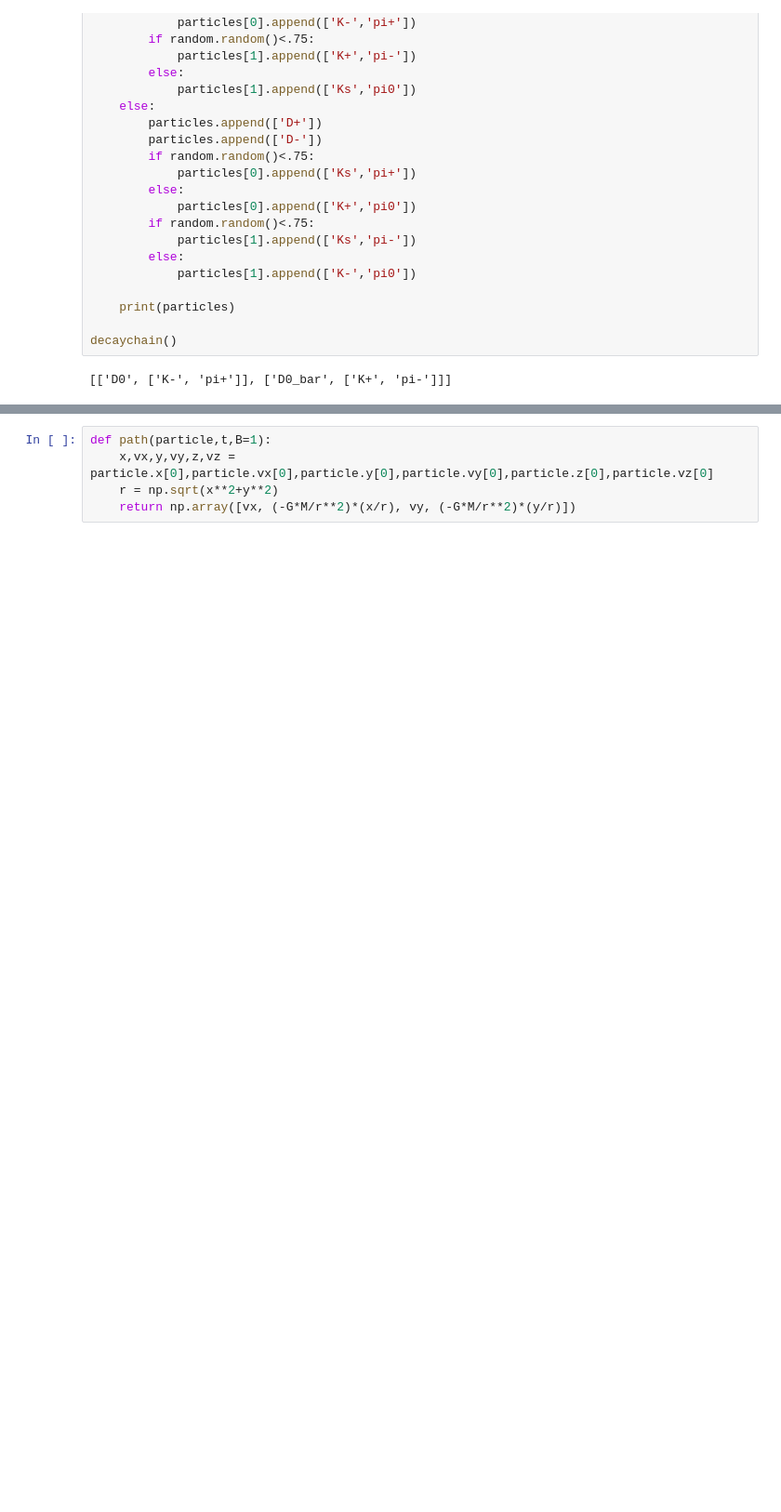
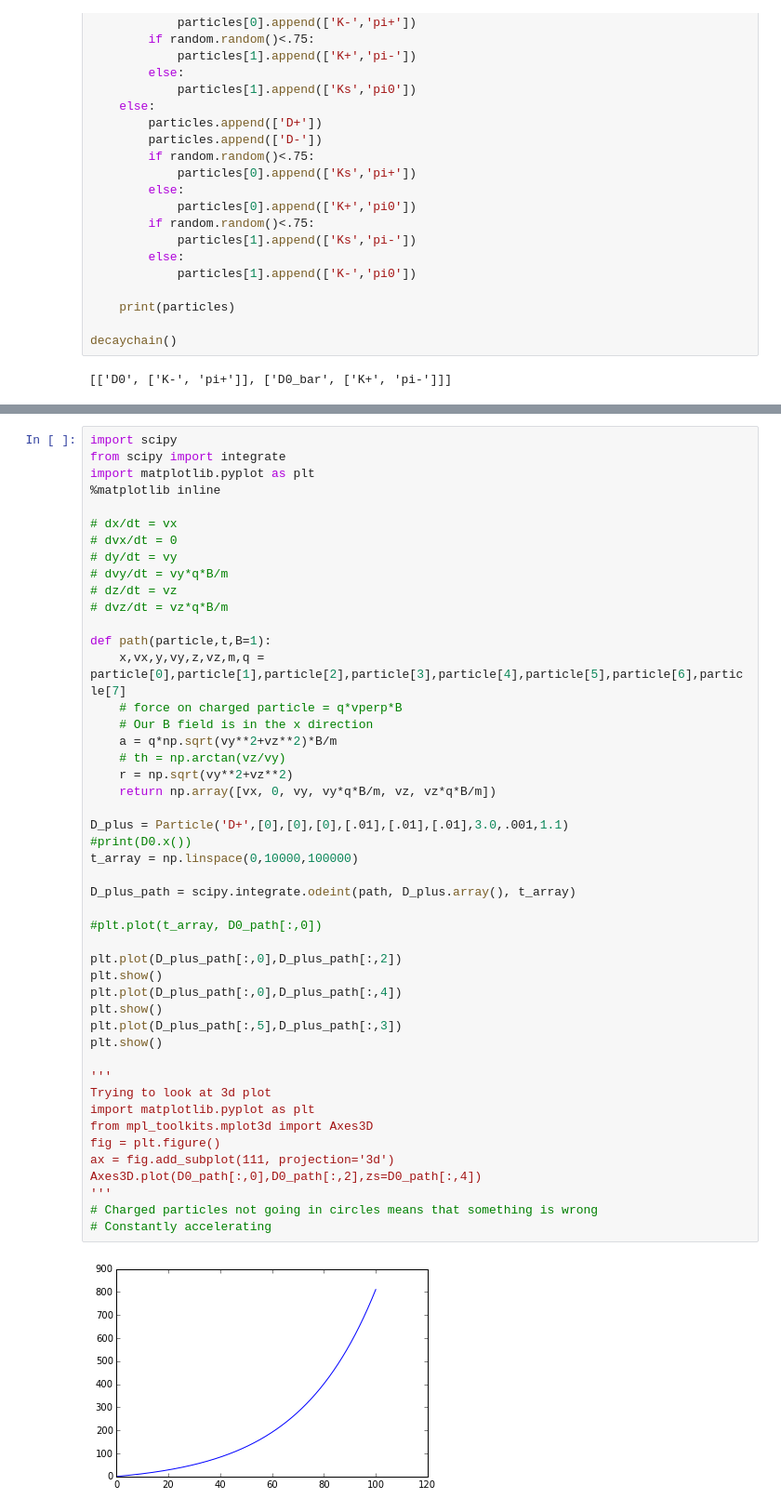
Before and after one commit to pitt1321-2161/Particle_Accelerator_Simulation, a Jupyter notebook: particle_class.ipynb, the cells around one changed output, grey strips where cells are left out. Shown at 93% size. Saved outputs shown, nothing was run; the diff lists cells and outputs as text; blank space fills up the shorter version.

```diff
--- a/particle_class.ipynb
+++ b/particle_class.ipynb
@@ -214,5 +331,49 @@ def boost(parent):
-# %%
-def path(particle,t,B=1):
-    x,vx,y,vy,z,vz = particle.x[0],particle.vx[0],particle.y[0],particle.vy[0],particle.z[0],particle.vz[0]
-    r = np.sqrt(x**2+y**2)
-    return np.array([vx, (-G*M/r**2)*(x/r), vy, (-G*M/r**2)*(y/r)])
+# %%
+import scipy
+from scipy import integrate
+import matplotlib.pyplot as plt
+%matplotlib inline
+
+# dx/dt = vx
+# dvx/dt = 0
+# dy/dt = vy
+# dvy/dt = vy*q*B/m
+# dz/dt = vz
+# dvz/dt = vz*q*B/m
+
+def path(particle,t,B=1):
+    x,vx,y,vy,z,vz,m,q = particle[0],particle[1],particle[2],particle[3],particle[4],particle[5],particle[6],particle[7]
+    # force on charged particle = q*vperp*B
+    # Our B field is in the x direction
+    a = q*np.sqrt(vy**2+vz**2)*B/m
+    # th = np.arctan(vz/vy)
+    r = np.sqrt(vy**2+vz**2)
+    return np.array([vx, 0, vy, vy*q*B/m, vz, vz*q*B/m])
+
+D_plus = Particle('D+',[0],[0],[0],[.01],[.01],[.01],3.0,.001,1.1)
+#print(D0.x())
+t_array = np.linspace(0,10000,100000)
+
+D_plus_path = scipy.integrate.odeint(path, D_plus.array(), t_array)
+
+#plt.plot(t_array, D0_path[:,0])
+
+plt.plot(D_plus_path[:,0],D_plus_path[:,2])
+plt.show()
+plt.plot(D_plus_path[:,0],D_plus_path[:,4])
+plt.show()
+plt.plot(D_plus_path[:,5],D_plus_path[:,3])
+plt.show()
+
+'''
+Trying to look at 3d plot
+import matplotlib.pyplot as plt
+from mpl_toolkits.mplot3d import Axes3D
+fig = plt.figure()
+ax = fig.add_subplot(111, projection='3d')
+Axes3D.plot(D0_path[:,0],D0_path[:,2],zs=D0_path[:,4])
+'''
+# Charged particles not going in circles means that something is wrong
+# Constantly accelerating
+# %% [output]
+[figure, added]
```
Also changed, not shown: parts of 10 cells of this notebook.
